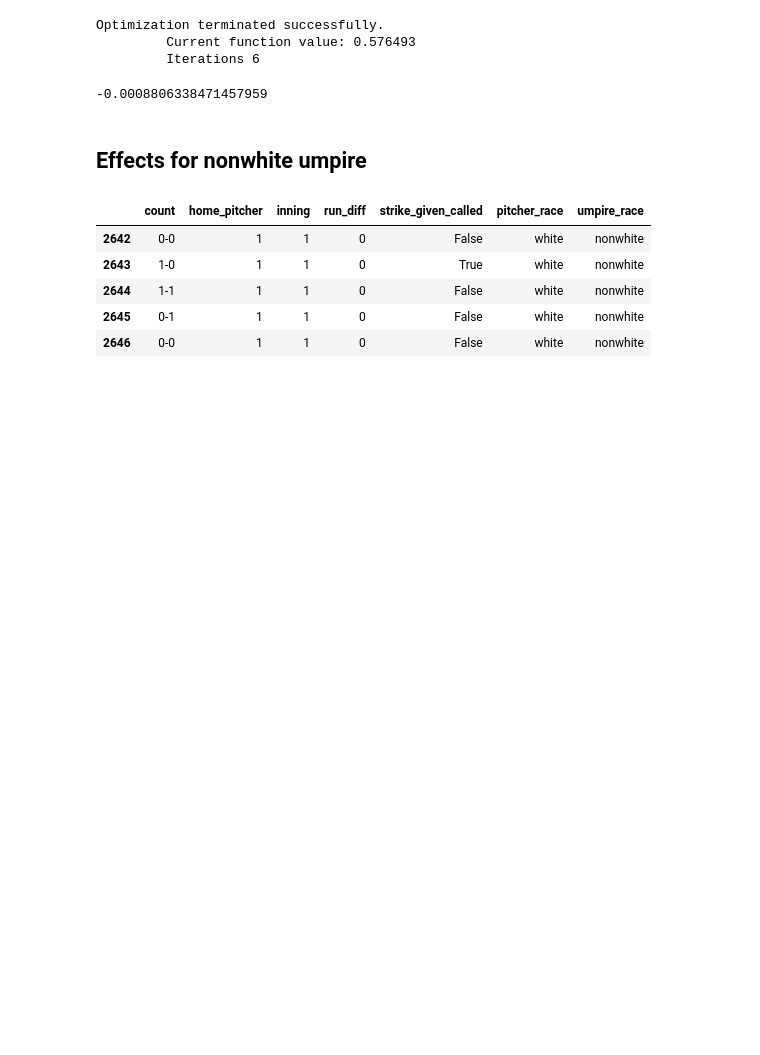
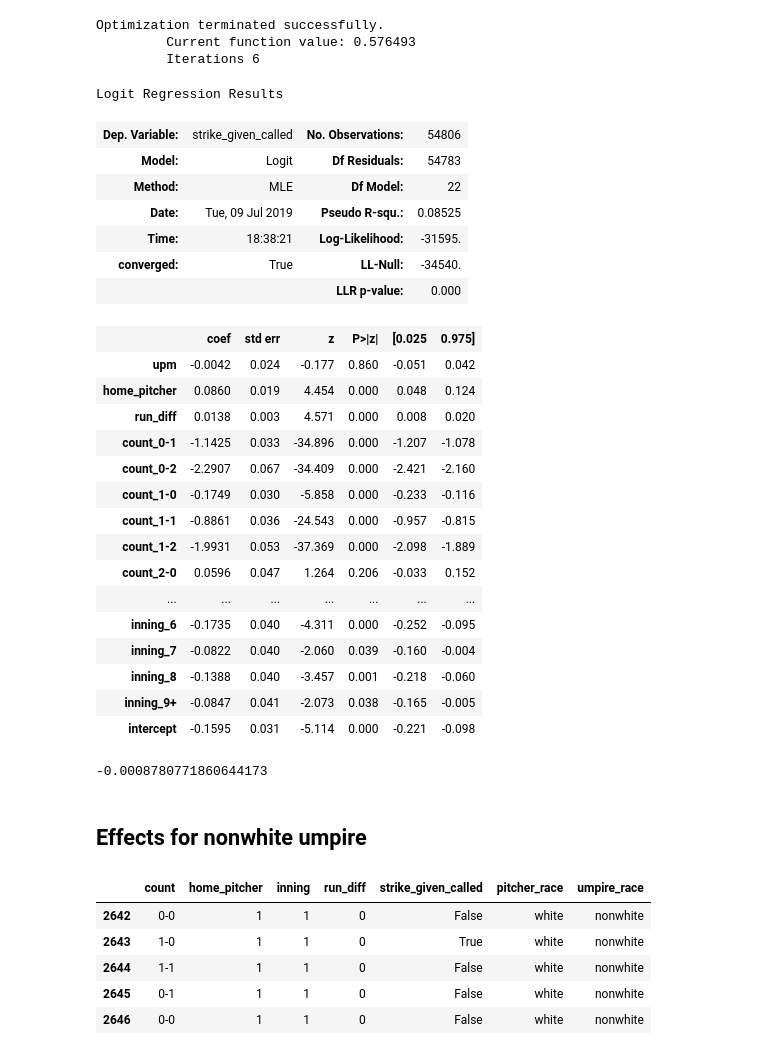
Before and after one commit to AshleyMcGee/MLB, a Jupyter notebook: quantify_effects_upm.ipynb, the cells around one changed output. Cells and saved outputs as stored; diff of their text form; code cells hidden in the pictures; blank space fills up the shorter version.

Commit message:
Fixed error in upm_effects()

```diff
--- a/quantify_effects_upm.ipynb
+++ b/quantify_effects_upm.ipynb
@@ -205,9 +185,36 @@ fit_hispanic = sm.Logit(y_hispanic, X_hispanic).fit()
 Optimization terminated successfully.
          Current function value: 0.576493
          Iterations 6
+# %%
+fit_hispanic.summary()
+# %% [output]
+Logit Regression Results
+| Dep. Variable: | strike_given_called | No. Observations: | 54806 |
+| Model: | Logit | Df Residuals: | 54783 |
+| Method: | MLE | Df Model: | 22 |
+| Date: | Tue, 09 Jul 2019 | Pseudo R-squ.: | 0.08525 |
+| Time: | 18:38:21 | Log-Likelihood: | -31595. |
+| converged: | True | LL-Null: | -34540. |
+|  |  | LLR p-value: | 0.000 |
+|  | coef | std err | z | P>|z| | [0.025 | 0.975] |
+| upm | -0.0042 | 0.024 | -0.177 | 0.860 | -0.051 | 0.042 |
+| home_pitcher | 0.0860 | 0.019 | 4.454 | 0.000 | 0.048 | 0.124 |
+| run_diff | 0.0138 | 0.003 | 4.571 | 0.000 | 0.008 | 0.020 |
+| count_0-1 | -1.1425 | 0.033 | -34.896 | 0.000 | -1.207 | -1.078 |
+| count_0-2 | -2.2907 | 0.067 | -34.409 | 0.000 | -2.421 | -2.160 |
+| count_1-0 | -0.1749 | 0.030 | -5.858 | 0.000 | -0.233 | -0.116 |
+| count_1-1 | -0.8861 | 0.036 | -24.543 | 0.000 | -0.957 | -0.815 |
+| count_1-2 | -1.9931 | 0.053 | -37.369 | 0.000 | -2.098 | -1.889 |
+| count_2-0 | 0.0596 | 0.047 | 1.264 | 0.206 | -0.033 | 0.152 |
+| ... | ... | ... | ... | ... | ... | ... |
+| inning_6 | -0.1735 | 0.040 | -4.311 | 0.000 | -0.252 | -0.095 |
+| inning_7 | -0.0822 | 0.040 | -2.060 | 0.039 | -0.160 | -0.004 |
+| inning_8 | -0.1388 | 0.040 | -3.457 | 0.001 | -0.218 | -0.060 |
+| inning_9+ | -0.0847 | 0.041 | -2.073 | 0.038 | -0.165 | -0.005 |
+| intercept | -0.1595 | 0.031 | -5.114 | 0.000 | -0.221 | -0.098 |
 # %%
-upm_effects(fit_hispanic)
+upm_effects(fit_hispanic, X_hispanic)
 # %% [output]
--0.0008806338471457959
+-0.0008780771860644173
 # %% [markdown]
 ## Effects for nonwhite umpire
```
Also changed, not shown: parts of 17 cells of this notebook, 1 other file.
